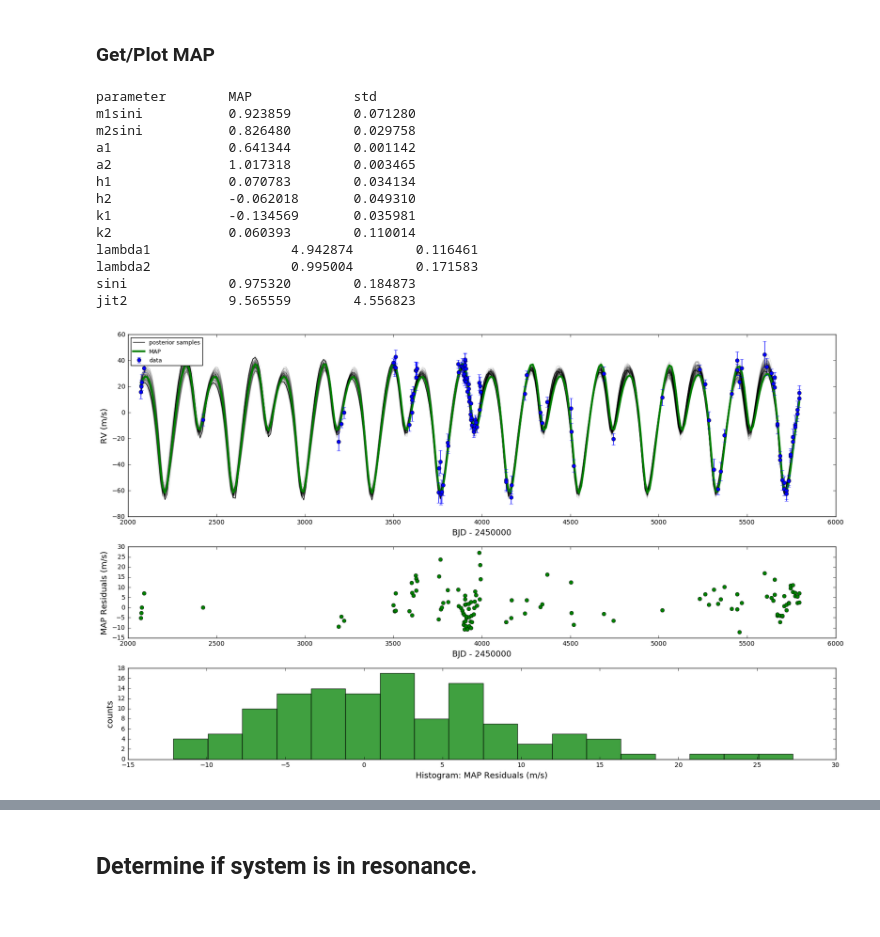
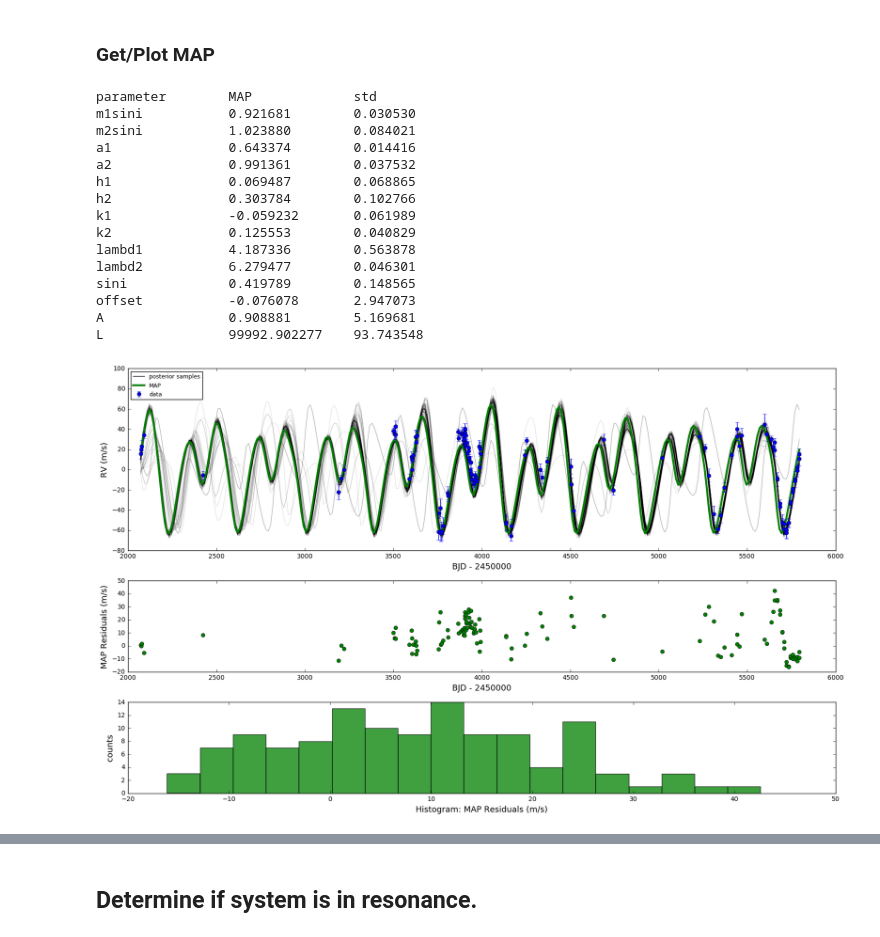
Before and after one commit to silburt/HD155358, a Jupyter notebook: HD155358-GP.ipynb, the cells around one changed output, grey strips where cells are left out. Saved outputs shown, nothing was run; the diff lists cells and outputs as text; code cells hidden in the pictures.

```diff
--- a/HD155358-GP.ipynb
+++ b/HD155358-GP.ipynb
@@ -56,16 +56,16 @@ plt.colorbar(), plt.axes().set_aspect('equal'), plt.gca().invert_yaxis(), plt.sh
 ### emcee
 # %%
 def lnlikeGP(theta_GP, times, y, yerr):
-    theta = theta_GP[:11]
-    offset, A, L = theta_GP[11:14]
+    theta, offset = theta_GP[:11], theta_GP[11]
+    A, L = np.exp(theta_GP[11:14])                  #params are in exponential space
     gp = george.GP(A*kernels.ExpSquaredKernel(L) )
     gp.compute(times,yerr)
     data = y - offset
     return gp.lnlikelihood(data - fit_RV(times,theta))
 
 def lnpriorGP(theta_GP):
-    m1sini,m2sini,a1,a2,h1,h2,k1,k2,lambda1,lambda2,sini,offset,A,L = theta_GP
-    if 0.4<m1sini<2 and 0.4<m2sini<2 and 0.2<a1<0.8 and 0.8<a2<1.4 and 0<=h1**2 + k1**2<1. and 0<=h2**2 + k2**2<1. and 0.<=lambda1<=2*np.pi and 0.<=lambda2<=2*np.pi and 0.05<=sini<=1. and -40<offset<40 and 0<A<20 and 1<np.log10(L)<7:
+    m1sini,m2sini,a1,a2,h1,h2,k1,k2,lambda1,lambda2,sini,offset,lnA,lnL = theta_GP
+    if 0.4<m1sini<2 and 0.4<m2sini<2 and 0.2<a1<0.8 and 0.8<a2<1.4 and 0<=h1**2 + k1**2<1. and 0<=h2**2 + k2**2<1. and -1<h1<1 and -1<h2<1 and -1<k1<1 and -1<k2<1 and 0.<=lambda1<=2*np.pi and 0.<=lambda2<=2*np.pi and 0.05<=sini<=1. and -40<offset<40 and -5<lnA<5 and -5<lnL<5:
         return 0
     return -np.inf
 
@@ -84,9 +84,9 @@ k1,k2 = -0.167,0.078
 lambda1,lambda2 = 2.31,6.18               #in radians, default: 129, 233
 sini = 0.9                                #inclination angle (0-1)
 offset = 0                                #RV offset to account for forward/back motion of star (m/s)
-A, L = 1, 1e5                             #GP squared exp amplitude (A) and length scale (L)
+A, expL = 1, 5                            #GP squared exp amplitude (A) and length scale (10**L)
 
-theta_ini = [m1sini,m2sini,a1,a2,h1,h2,k1,k2,lambda1,lambda2,sini,offset,A,L]
+theta_ini = [m1sini,m2sini,a1,a2,h1,h2,k1,k2,lambda1,lambda2,sini,offset,A,expL]
 
 ndim, nwalkers, n_it, n_checkpoints = len(theta_ini), 150, 2400, 4
 # %% [markdown]
@@ -97,7 +97,7 @@ sampler = emcee.EnsembleSampler(nwalkers, ndim, lnprobGP, args=(times, data["RV"
 filename = "hkGP_%dwalk_%dit"%(nwalkers,n_it)
 
 print("Running burn-in...")
-pos, _, _ = sampler.run_mcmc(p0, 1)
+pos, _, _ = sampler.run_mcmc(p0, 200)
 np.save(filename+"_burnin.npy",sampler.chain)
 sampler.reset()
 
@@ -112,14 +112,10 @@ Running production...
 # Load and analyze data
 # %%
 #Corner plot
-burnin = 200
-#filename="emcee_chains/ewfit_nojitter_50walk_1500step"
-#filename="emcee_chains/ewfit_jitter_nopool_nwalk50_nit1500"
-#filename="emcee_chains/ewfit_jitter_50walk_5000it"
+burnin = 0
 
-#filename="emcee_chains/hk_50walk_1500it_betterprior"
-#filename="emcee_chains/hksemi-active_200walk_3000it"
-#filename="emcee_chains/hksemi-active_50walk_1500it"
-filename="emcee_chains/hk_100walk_2000it"
+#filename="emcee_chains/hkGP_120walk_2400it_chkpt3"
+filename="emcee_chains/hksemi-activeGP_120walk_2400it_chkpt3"
+
 samples = np.load(filename+".npy")[:, burnin:, :].reshape((-1, ndim))
 # %%
@@ -131,7 +139,7 @@ fig.savefig(filename+"_corner.png")
 ### Get/Plot MAP
 # %%
 #Better way to do this? This result could depend on the binning.
-labels=["m1sini","m2sini","a1","a2","h1","h2","k1","k2","lambda1","lambda2","sini","jit2"]
+labels=["m1sini","m2sini","a1","a2","h1","h2","k1","k2","lambd1","lambd2","sini","offset","A","L"]
 MAP, std = [], []
 for i in range(ndim):
     n, bins, patches = plt.hist(samples[:,i], 101, normed=1, facecolor='green', alpha=0.75);
@@ -144,52 +152,54 @@ for i in range(ndim):
     print "%s \t\t %f \t %f"%(p[i][0],p[i][1],p[i][2])
 # %% [output]
 parameter        MAP             std
-m1sini           0.923859        0.071280
-m2sini           0.826480        0.029758
-a1               0.641344        0.001142
-a2               1.017318        0.003465
-h1               0.070783        0.034134
-h2               -0.062018       0.049310
-k1               -0.134569       0.035981
-k2               0.060393        0.110014
-lambda1                  4.942874        0.116461
-lambda2                  0.995004        0.171583
-sini             0.975320        0.184873
-jit2             9.565559        4.556823
+m1sini           0.921681        0.030530
+m2sini           1.023880        0.084021
+a1               0.643374        0.014416
+a2               0.991361        0.037532
+h1               0.069487        0.068865
+h2               0.303784        0.102766
+k1               -0.059232       0.061989
+k2               0.125553        0.040829
+lambd1           4.187336        0.563878
+lambd2           6.279477        0.046301
+sini             0.419789        0.148565
+offset           -0.076078       2.947073
+A                0.908881        5.169681
+L                99992.902277    93.743548
 # %%
 #plotting stuff
 from matplotlib import gridspec
 fontsize=13
 fig = plt.figure(figsize=(20, 12))
 gs = gridspec.GridSpec(3, 1, height_ratios=[2, 1, 1])
 axes = [plt.subplot(gs[0]),plt.subplot(gs[1]),plt.subplot(gs[2])]
 plt.subplots_adjust(hspace = 0.25)
 axes[0].set_ylabel("RV (m/s)",fontsize=fontsize)
 axes[0].set_xlabel("BJD - 2450000",fontsize=fontsize)
 axes[1].set_ylabel("MAP Residuals (m/s)",fontsize=fontsize)
 axes[1].set_xlabel("BJD - 2450000",fontsize=fontsize)
 axes[2].set_ylabel("counts",fontsize=fontsize)
 axes[2].set_xlabel("Histogram: MAP Residuals (m/s)",fontsize=fontsize)
 
 #samples from posterior
 t0 = data["BJD"].iloc[0]
 tt = np.linspace(t0,max(data["BJD"]),300)
 for theta in samples[np.random.randint(len(samples), size=100)]:
-    sampleRV = fit_RV(tt-t0,theta[:-1])
+    sampleRV = fit_RV(tt-t0,theta[:11])
     axes[0].plot(tt,sampleRV,color="k", alpha=0.1)
 axes[0].plot(tt,sampleRV,color="k", label='posterior samples')
 
 #MAP
-RV = fit_RV(tt-t0,MAP[:-1])
-Residuals = data["RV"] - fit_RV(data["BJD"] - data["BJD"].iloc[0],MAP[:-1])
+RV = fit_RV(tt-t0,MAP[:11])
+Residuals = data["RV"] - fit_RV(data["BJD"] - data["BJD"].iloc[0],MAP[:11])
 axes[0].plot(tt,RV, color='green',linewidth=3, label='MAP')
 axes[0].errorbar(data["BJD"],data["RV"], yerr=data["Unc"], fmt='o', color='blue', label='data')
 axes[1].plot(data["BJD"],Residuals, 'o', color='green')
 axes[2].hist(Residuals, 18, facecolor='green', alpha=0.75);
 
 #save
 axes[0].legend(loc="upper left",fontsize=9,numpoints=1)
 plt.savefig(filename+"_MAP_RV.png")
 # %% [output]
-[figure, old version]
+[figure, new version]
 # %%
```
Also changed, not shown: parts of 2 cells of this notebook.
